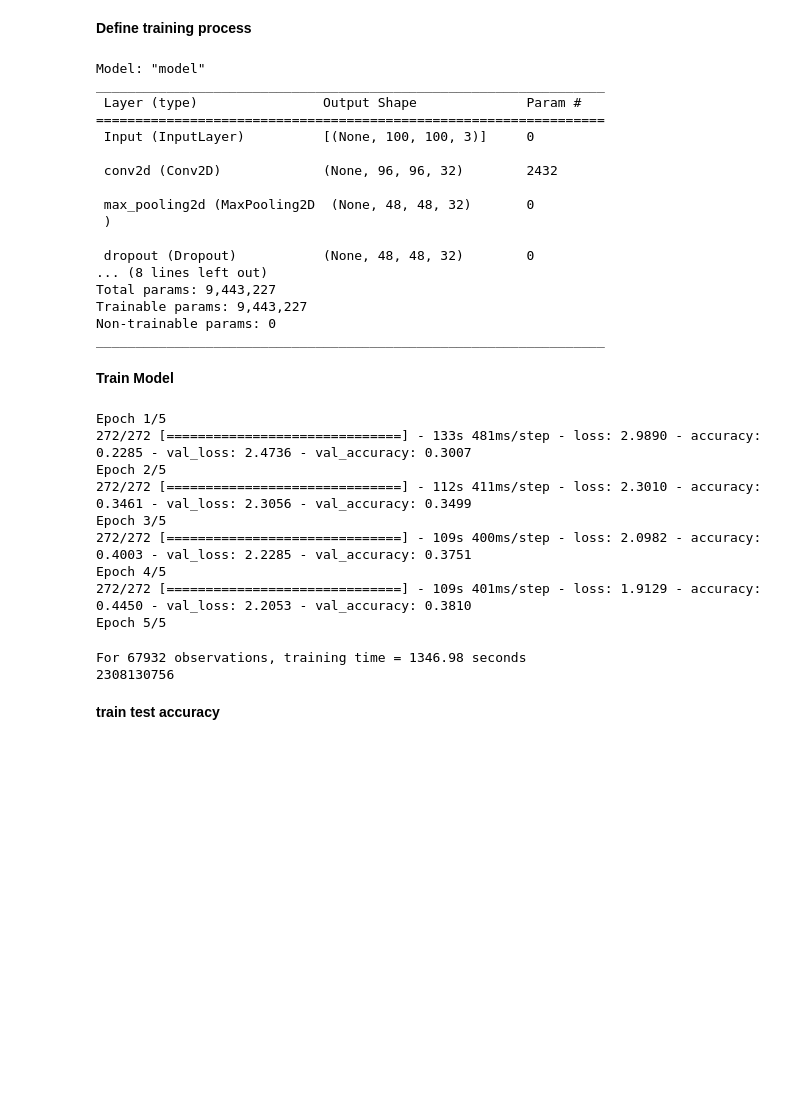
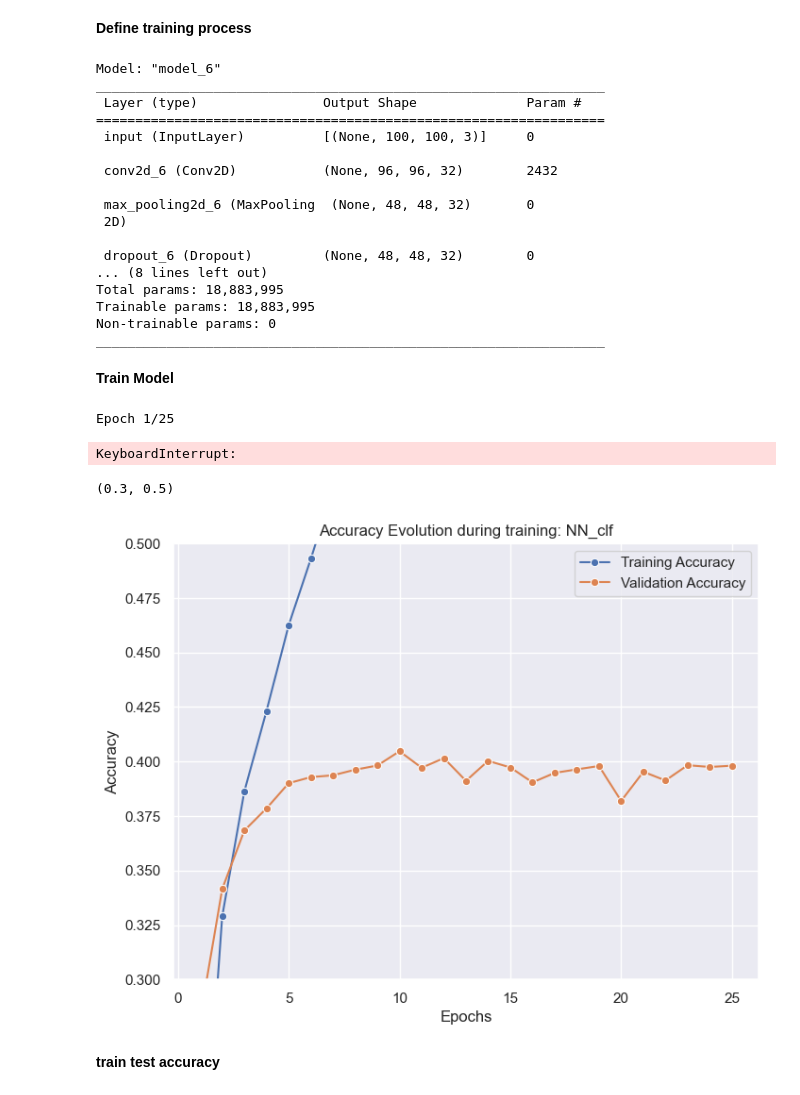
Before and after one commit to RamiroHR/Multimodal-Data-Product-Classification-Model, a Jupyter notebook: Image_Base_Models.ipynb, the cells around one changed output. Cells and saved outputs as stored; diff of their text form; code cells hidden in the pictures; blank space fills up the shorter version.

Commit message:
Add trained CNN model for image data (optimization in progress)

```diff
--- a/Image_Base_Models.ipynb
+++ b/Image_Base_Models.ipynb
@@ -846,7 +854,7 @@ Nb_classes = yy_train.shape[1]
 
 ## instantiate layers
 
-inputs = Input(shape = (N_px, N_px, N_ch), name = "Input")
+inputs = Input(shape = (N_px, N_px, N_ch), name = "input")
 
 first_layer = Conv2D(filters = 32,
                      kernel_size = (5, 5),
@@ -855,11 +863,11 @@ first_layer = Conv2D(filters = 32,
 
 second_layer = MaxPooling2D(pool_size = (2, 2))
 
-third_layer = Dropout(rate = 0.2)
+third_layer = Dropout(rate = 0.4)
 
 fourth_layer = Flatten()
 
-fifth_layer = Dense(units = 128,
+fifth_layer = Dense(units = 256,
                     activation = 'relu')
 
 output_layer = Dense(units = Nb_classes,
@@ -890,21 +898,21 @@ CNN_clf.compile(loss='categorical_crossentropy',
 ## display architecture
 CNN_clf.summary()
 # %% [output]
-Model: "model"
+Model: "model_6"
 _________________________________________________________________
  Layer (type)                Output Shape              Param #
 =================================================================
- Input (InputLayer)          [(None, 100, 100, 3)]     0
+ input (InputLayer)          [(None, 100, 100, 3)]     0
 
- conv2d (Conv2D)             (None, 96, 96, 32)        2432
+ conv2d_6 (Conv2D)           (None, 96, 96, 32)        2432
 
- max_pooling2d (MaxPooling2D  (None, 48, 48, 32)       0
- )
+ max_pooling2d_6 (MaxPooling  (None, 48, 48, 32)       0
+ 2D)
 
- dropout (Dropout)           (None, 48, 48, 32)        0
+ dropout_6 (Dropout)         (None, 48, 48, 32)        0
 ... (8 lines left out)
-Total params: 9,443,227
-Trainable params: 9,443,227
+Total params: 18,883,995
+Trainable params: 18,883,995
 Non-trainable params: 0
 _________________________________________________________________
 # %% [markdown]
@@ -914,47 +922,37 @@ t0 = time.time()
 
 training_history = CNN_clf.fit(XX_train, yy_train,
                              validation_split = 0.2,
-                             epochs = 5,
-                             batch_size = 200)
+                             epochs = 25,
+                             batch_size = 400)
 
 t1 = time.time()
-print("For %d observations, training time = %0.2f seconds" %(X_train.shape[0], (t1-t0) ) )
+print("For %d observations, training time = %0.2f seconds" %(XX_train.shape[0], (t1-t0) ) )
 
 model_date_time = date_time()
 print(model_date_time)
 # %% [output]
-Epoch 1/5
-272/272 [==============================] - 133s 481ms/step - loss: 2.9890 - accuracy: 0.2285 - val_loss: 2.4736 - val_accuracy: 0.3007
-Epoch 2/5
-272/272 [==============================] - 112s 411ms/step - loss: 2.3010 - accuracy: 0.3461 - val_loss: 2.3056 - val_accuracy: 0.3499
-Epoch 3/5
-272/272 [==============================] - 109s 400ms/step - loss: 2.0982 - accuracy: 0.4003 - val_loss: 2.2285 - val_accuracy: 0.3751
-Epoch 4/5
-272/272 [==============================] - 109s 401ms/step - loss: 1.9129 - accuracy: 0.4450 - val_loss: 2.2053 - val_accuracy: 0.3810
-Epoch 5/5
+Epoch 1/25
+KeyboardInterrupt:
-# %%
-print("For %d observations, training time = %0.2f seconds" %(XX_train.shape[0], (t1-t0) ) )
-
-model_date_time = date_time()
-print(model_date_time)
-# %% [output]
-For 67932 observations, training time = 1346.98 seconds
-2308130756
 # %%
-x_epochs = 10
+epochs = 25
+x_epochs = np.arange(1,epochs + 1,1)
 
 train_acc = training_history.history['accuracy']
 val_acc = training_history.history['val_accuracy']
 # %%
 plt.figure(figsize=(8,6))
 
 sns.lineplot(x = x_epochs, y = train_acc, marker = 'o', label = 'Training Accuracy')
 sns.lineplot(x = x_epochs, y = val_acc, marker = 'o', label = 'Validation Accuracy')
 
 plt.xlabel('Epochs')
 plt.ylabel('Accuracy')
 plt.title('Accuracy Evolution during training: NN_clf')
-plt.legend(loc='right')
+plt.legend()#loc='right'
+plt.ylim(0.3,0.5)
+# %% [output]
+(0.3, 0.5)
+[figure, added]
 # %% [markdown]
 **train test accuracy**
 # %%
```
Also changed, not shown: parts of 29 cells of this notebook.
